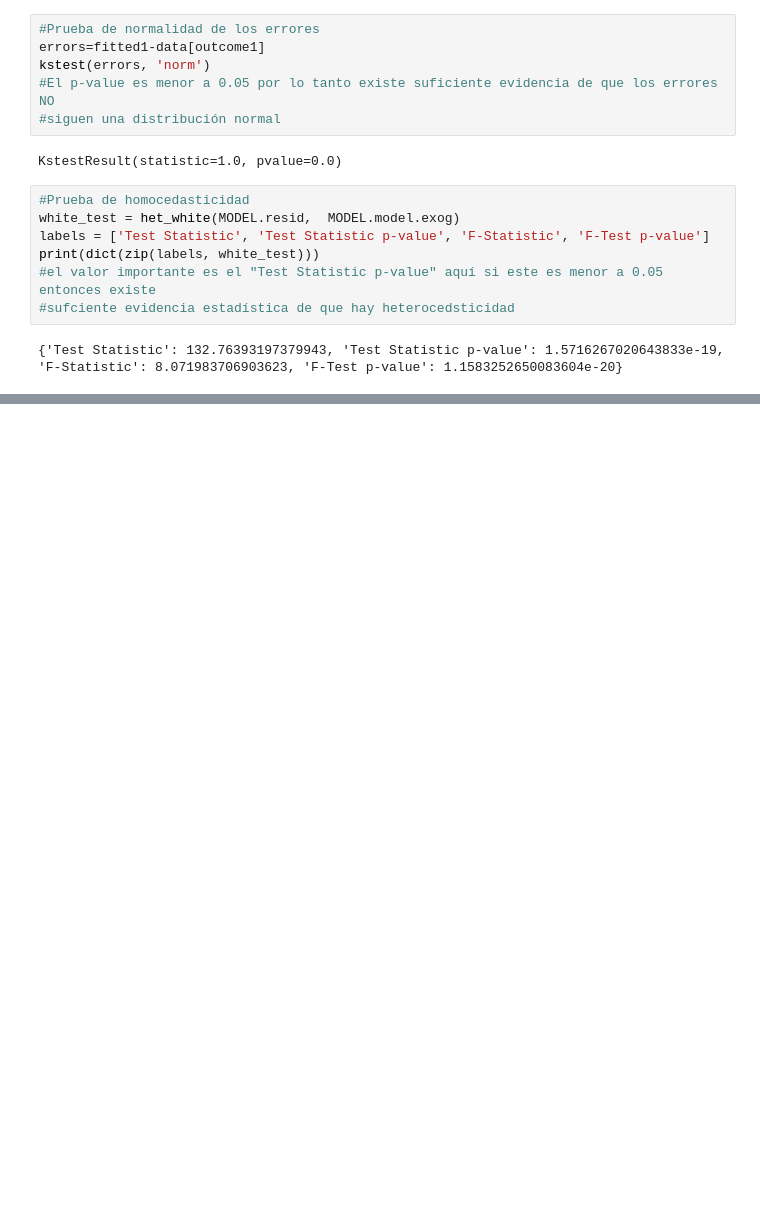
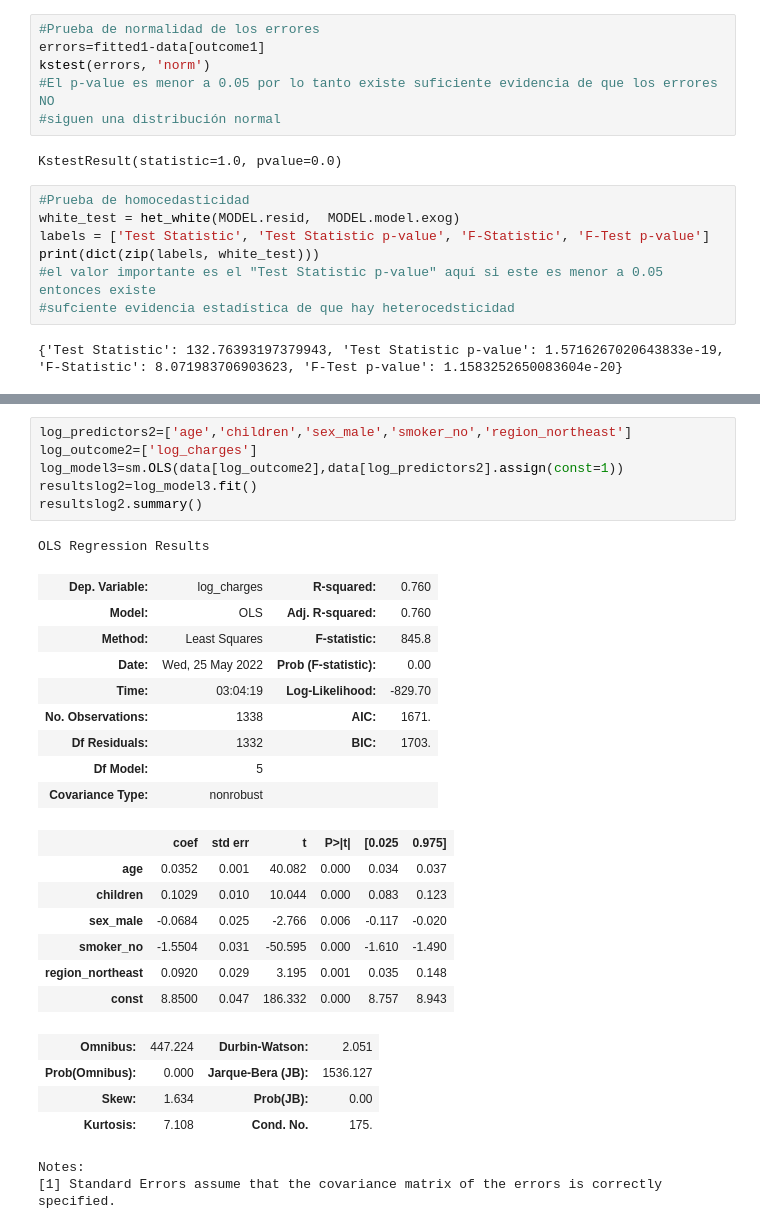
Before and after one commit to BraulioRivTri/AI-Fundamentals, a Jupyter notebook: Proyecto1.ipynb, the cells around one changed output, grey strips where cells are left out. Drawn from its saved outputs; the diff is of its cells as text; blank space fills up the shorter version.

```diff
--- a/Proyecto1.ipynb
+++ b/Proyecto1.ipynb
@@ -403,0 +571,30 @@ print(dict(zip(labels, white_test)))
+# %%
+log_predictors2=['age','children','sex_male','smoker_no','region_northeast']
+log_outcome2=['log_charges']
+log_model3=sm.OLS(data[log_outcome2],data[log_predictors2].assign(const=1))
+resultslog2=log_model3.fit()
+resultslog2.summary()
+# %% [output]
+OLS Regression Results
+| Dep. Variable: | log_charges | R-squared: | 0.760 |
+| Model: | OLS | Adj. R-squared: | 0.760 |
+| Method: | Least Squares | F-statistic: | 845.8 |
+| Date: | Wed, 25 May 2022 | Prob (F-statistic): | 0.00 |
+| Time: | 03:04:19 | Log-Likelihood: | -829.70 |
+| No. Observations: | 1338 | AIC: | 1671. |
+| Df Residuals: | 1332 | BIC: | 1703. |
+| Df Model: | 5 |  |  |
+| Covariance Type: | nonrobust |  |  |
+|  | coef | std err | t | P>|t| | [0.025 | 0.975] |
+| age | 0.0352 | 0.001 | 40.082 | 0.000 | 0.034 | 0.037 |
+| children | 0.1029 | 0.010 | 10.044 | 0.000 | 0.083 | 0.123 |
+| sex_male | -0.0684 | 0.025 | -2.766 | 0.006 | -0.117 | -0.020 |
+| smoker_no | -1.5504 | 0.031 | -50.595 | 0.000 | -1.610 | -1.490 |
+| region_northeast | 0.0920 | 0.029 | 3.195 | 0.001 | 0.035 | 0.148 |
+| const | 8.8500 | 0.047 | 186.332 | 0.000 | 8.757 | 8.943 |
+| Omnibus: | 447.224 | Durbin-Watson: | 2.051 |
+| Prob(Omnibus): | 0.000 | Jarque-Bera (JB): | 1536.127 |
+| Skew: | 1.634 | Prob(JB): | 0.00 |
+| Kurtosis: | 7.108 | Cond. No. | 175. |
+Notes:
+[1] Standard Errors assume that the covariance matrix of the errors is correctly specified.
```
Also changed, not shown: parts of 18 cells of this notebook.
